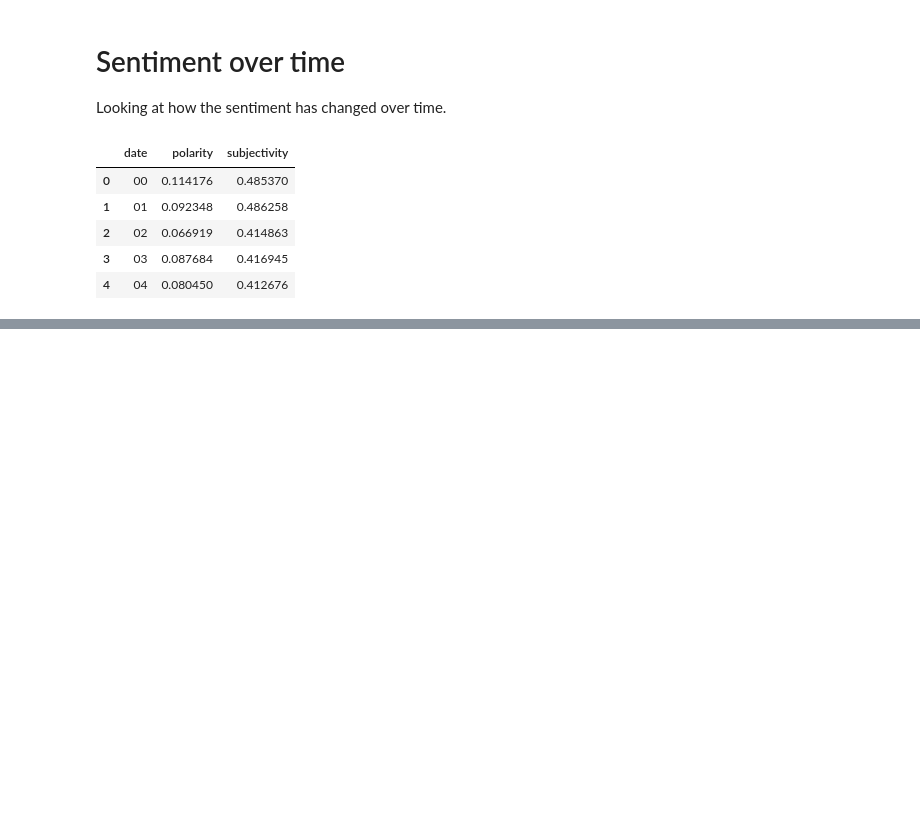
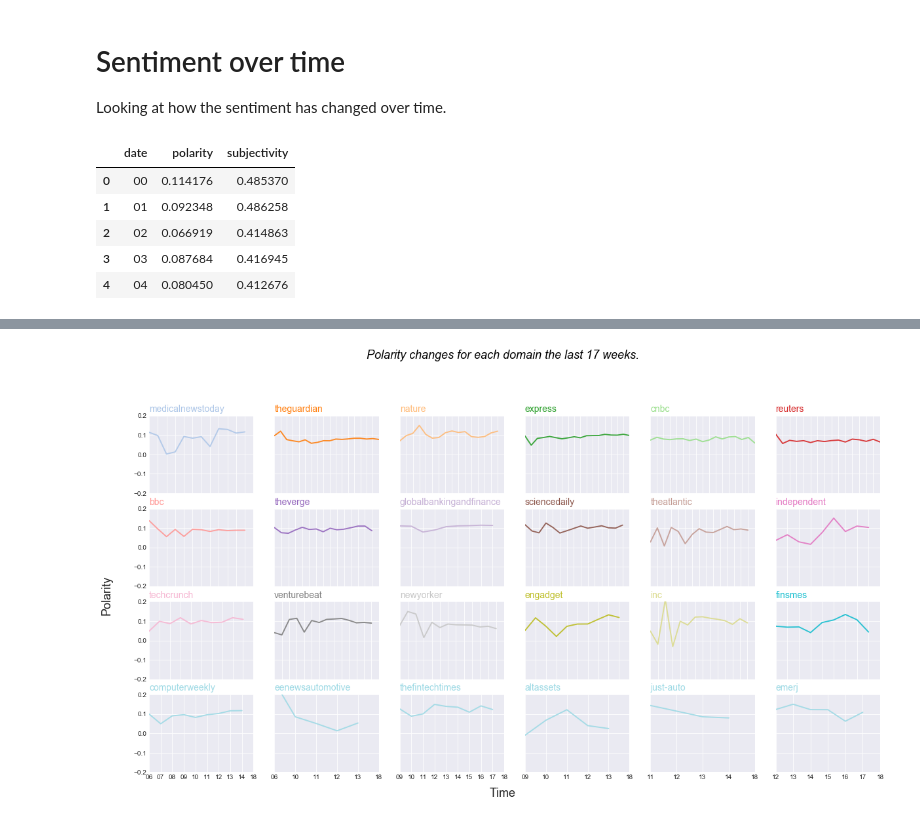
Before and after one commit to miguel2650/covid-19-research, a Jupyter notebook: 3-sentiment-analysis.ipynb, the cells around one changed output, grey strips where cells are left out. Saved outputs shown, nothing was run; the diff lists cells and outputs as text; code cells hidden in the pictures; blank space fills up the shorter version.

```diff
--- a/3-sentiment-analysis.ipynb
+++ b/3-sentiment-analysis.ipynb
@@ -73,0 +97,4 @@ plt.show()
+# %%
+# New dataframe with weekly time format
+domain_date = data.copy()
+domain_date["date"] = pd.to_datetime(data["date"]).dt.strftime("%W")
@@ -73,0 +111,49 @@ plt.show()
+# %%
+# There is not data for all weeks for some domains, therefore the grid is slighty diffrent for some of the plots.
+# However, the plots can still give a general understanding of a trend.
+
+plt.style.use("seaborn-darkgrid")
+palette = plt.get_cmap("tab20")
+
+# Multi line plot
+num = 0
+# This must be before the loop in order to make the whole plot bigger and not just the individual subplots.
+fig = plt.figure(figsize=(20,10))
+
+for domain in domain_date.domain.unique():
+    # Counter for nubmer of plot
+    num+=1
+
+    # The spot for the small plot inside the big plot
+    plt.subplot(4,6, num)
+    # Groups all samples of the current domain by date and calculates the mean value of polarity.
+    item = domain_date[domain_date.domain==domain].groupby("date", as_index=False, sort=False).mean()
+    # Plots the line
+    plt.plot(item.date, item.polarity, marker="", color=palette(num), linewidth=1.9, alpha=0.9, label=domain)
+
+    # Set limits.
+    # X is the length of date (0-17)
+    # Y is, as stated in the beginning, -1 - +1
+    plt.xlim(0,domain_date.date.max())
+    plt.ylim(-0.2,0.2)
+
+    # By default all plots got their own legend ticks, removing those
+    if num in range(19):
+        plt.tick_params(labelbottom=False)
+    if num not in [1,7,13,19]:
+        plt.tick_params(labelleft=False)
+
+    # The title
+    plt.title(domain, loc="left", fontsize=14, fontweight=10, color=palette(num))
+
+# general title
+plt.suptitle("Polarity changes for each domain the last 17 weeks.", fontsize=18, fontweight=0, color='black', style='italic', y=1.02)
+
+# Axis title
+fig.text(0.5, 0.08,"Time",fontsize=18, ha="center", va="center")
+fig.text(0.08, 0.5, "Polarity", fontsize=18, ha="center", va="center", rotation="vertical")
+
+
+plt.show()
+# %% [output]
+[figure, added]
```
Also changed, not shown: parts of 9 cells of this notebook, 2 other files.
